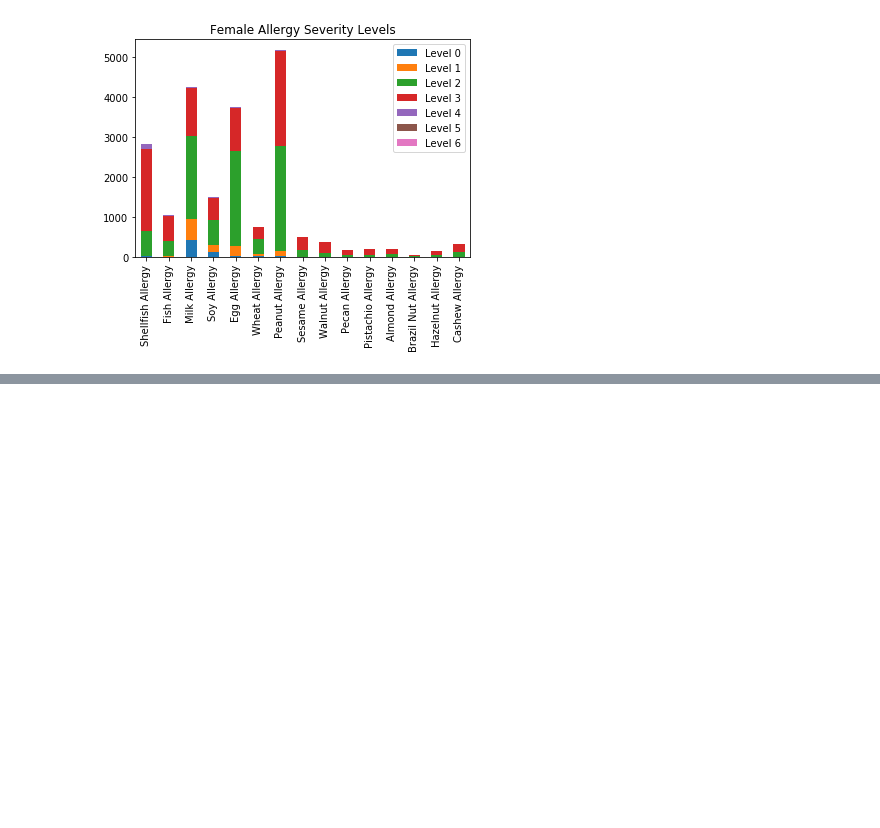
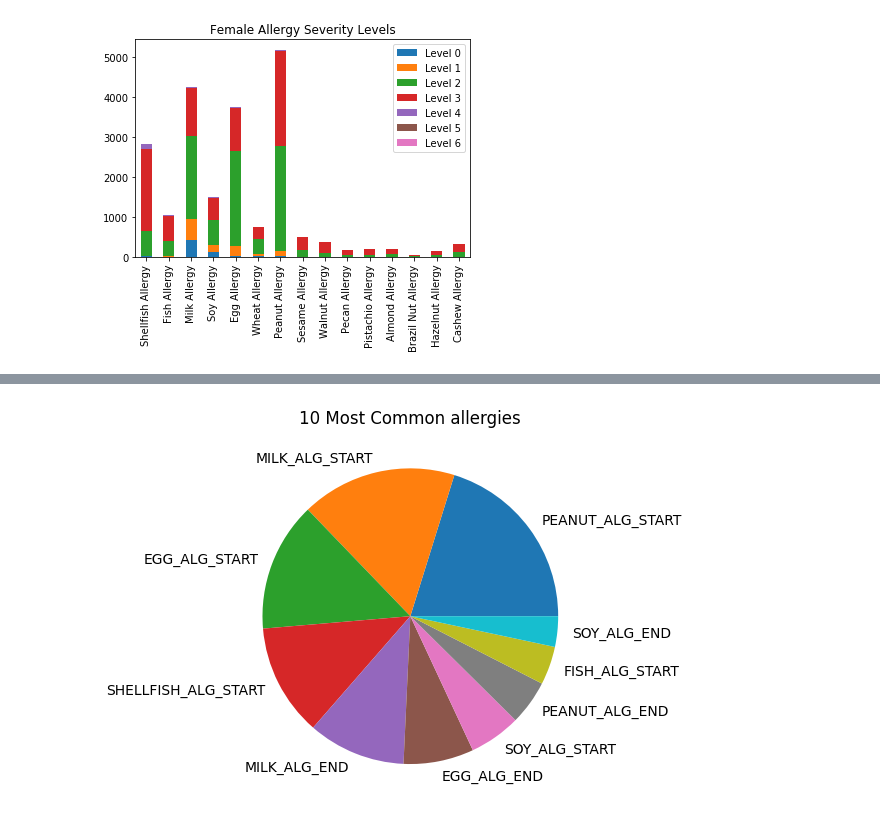
Before and after one commit to rbeebe1/project_01_group_01, a Jupyter notebook: Allergen Analysis.ipynb, the cells around one changed output, grey strips where cells are left out. Cells and saved outputs as stored; diff of their text form; code cells hidden in the pictures; blank space fills up the shorter version.

```diff
--- a/Allergen Analysis.ipynb
+++ b/Allergen Analysis.ipynb
@@ -248,0 +278,10 @@ plt.legend(labels = labels)
+# %%
+allergies_df = pd.read_csv("data/food-allergy-analysis-Zenodo.csv")
+allergies=allergies_df.filter(like="ALG").count()
+sorted_counts =allergies.sort_values(ascending=False)
+top_ten_allergies =sorted_counts[:10]
+plt.pie(top_ten_allergies.values, labels=top_ten_allergies.index)
+plt.title("10 Most Common allergies")
+plt.show()
+# %% [output]
+[figure, added]
```
Also changed, not shown: parts of 2 cells of this notebook.
